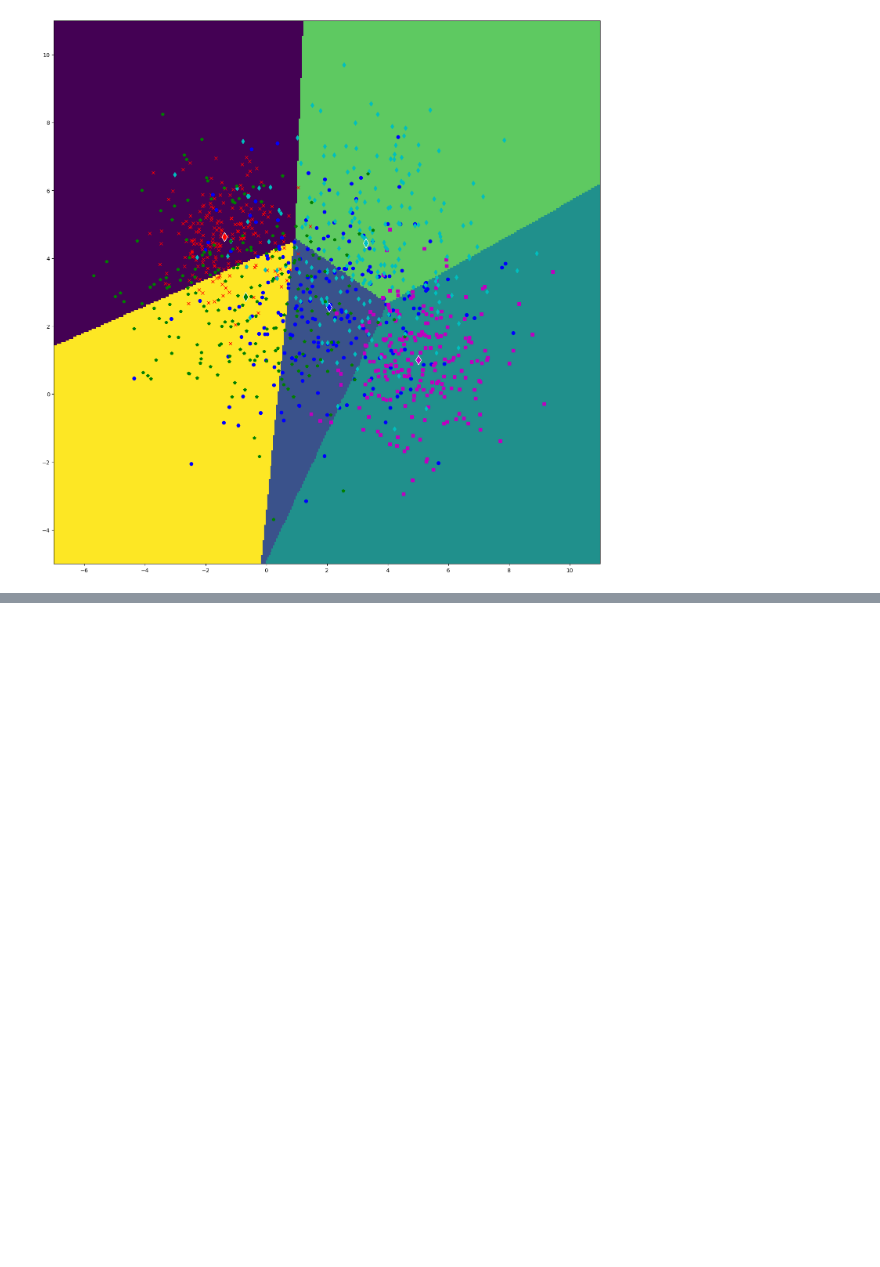
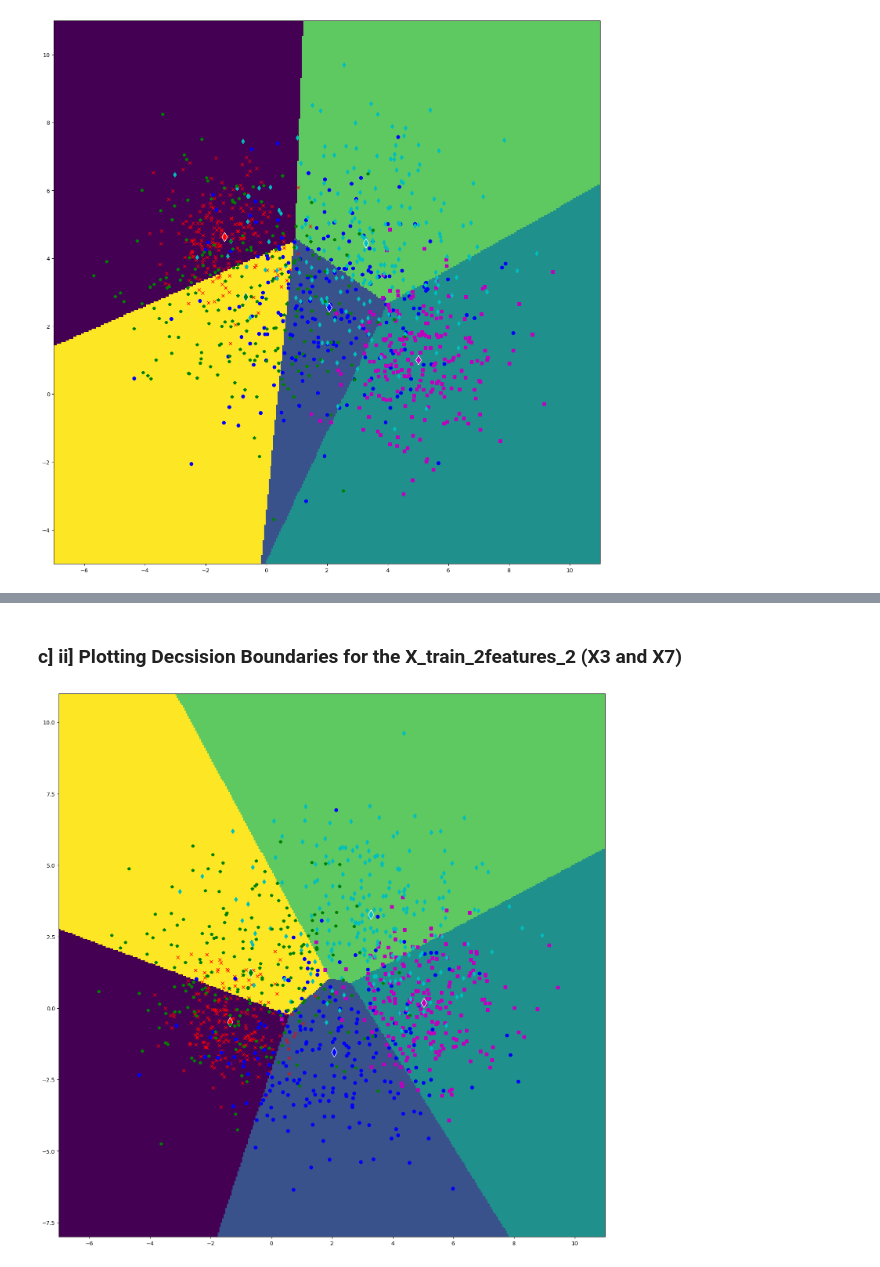
Before and after one commit to SudeshKumarSK/ee559-mlOne, a Jupyter notebook: HW-2/HomeworkTwo.ipynb, the cells around one changed output, grey strips where cells are left out. Saved outputs shown, nothing was run; the diff lists cells and outputs as text; code cells hidden in the pictures; blank space fills up the shorter version.

```diff
--- a/HW-2/HomeworkTwo.ipynb
+++ b/HW-2/HomeworkTwo.ipynb
@@ -180,0 +183,24 @@ nmc_2features.plotDecisionBoundaries_2(training=X_train_2features_2, label_train
+# %%
+nmc_2features = nearestMeansClassifier.NearestMeansClassifier()
+
+feature1 = 3
+feature2 = 7
+X_train, n_train, T_train = nmc_2features.generateData(data=train_data)
+
+X_train_2features_3 = nmc_2features.generateTrainDataWith2Features(feature1, feature2, X_train, printFlag=True)
+
+class_means_2features_3 = nmc_2features.calculateClassMeans(X=X_train_2features_3)
+print("---------------------------------------------------")
+print(f"  Shape of sample_means: {class_means_2features_3.shape}")
+print(f"  Sample Means: ")
+print(class_means_2features_3)
+print("---------------------------------------------------")
+
+Y_hat_train_2features_3 = nmc_2features.classify(X=X_train_2features_3, sample_means=class_means_2features_3)
+
+CER_train_2features_3 = nmc_2features.calculateCER(T=T_train, Y_hat=Y_hat_train_2features_3, percentageFlag=True)
+
+accuracy_train_2features_3 = nmc_2features.calculateAccuracy(T=T_train, Y_hat=Y_hat_train_2features_3, percentageFlag=True)
+
+print(f"Classification Error Rate for the training set of dataset-1 is: {CER_train_2features_3}%")
+print(f"Accuracy for the training set of dataset-1 is: {accuracy_train_2features_3}%")
@@ -180,0 +225,6 @@ nmc_2features.plotDecisionBoundaries_2(training=X_train_2features_2, label_train
+# %% [markdown]
+### c] ii] Plotting Decsision Boundaries for the X_train_2features_2 (X3 and X7)
+# %%
+nmc_2features.plotDecisionBoundaries_2(training=X_train_2features_3, label_train=T_train, sample_mean=class_means_2features_3, fsize=(18,18))
+# %% [output]
+[figure, added]
```
Also changed, not shown: parts of 2 cells of this notebook.
